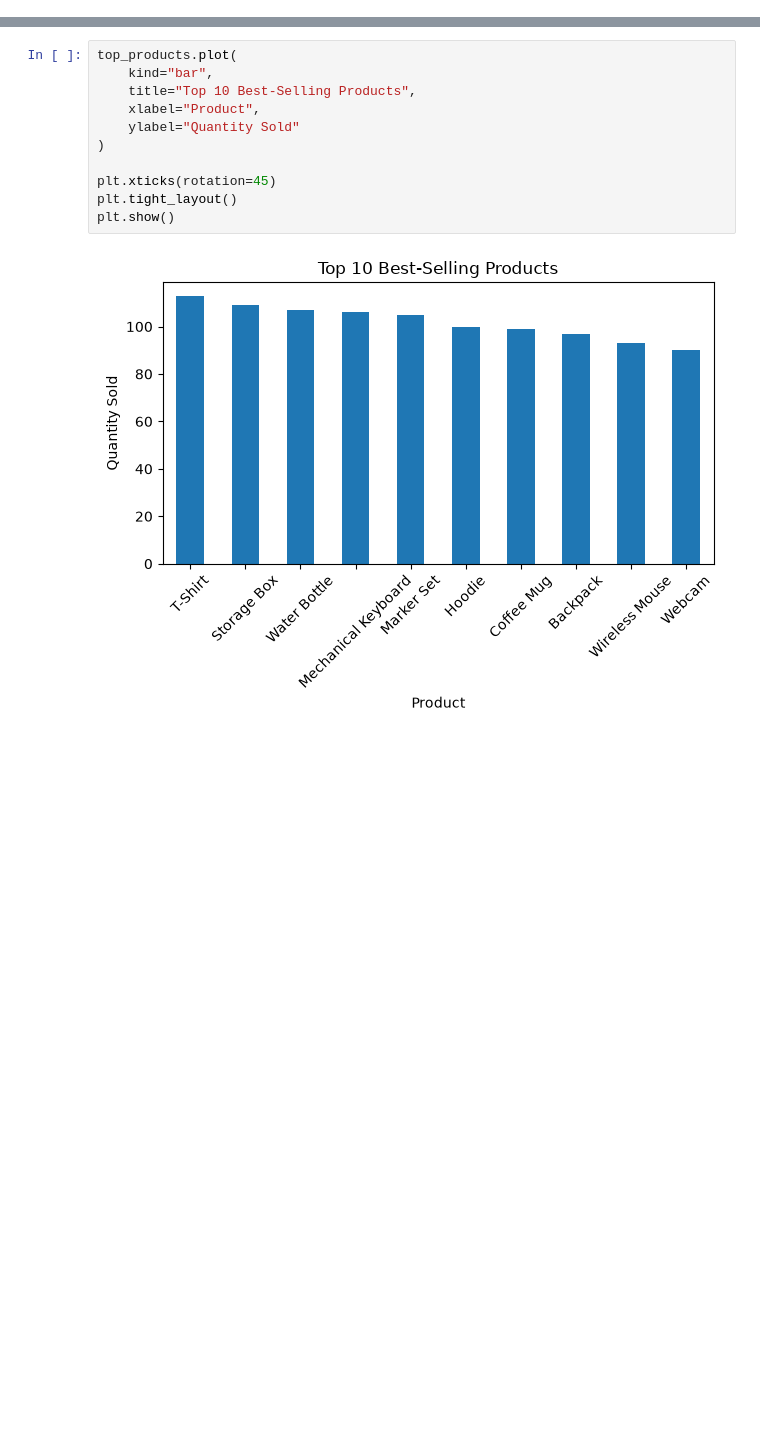
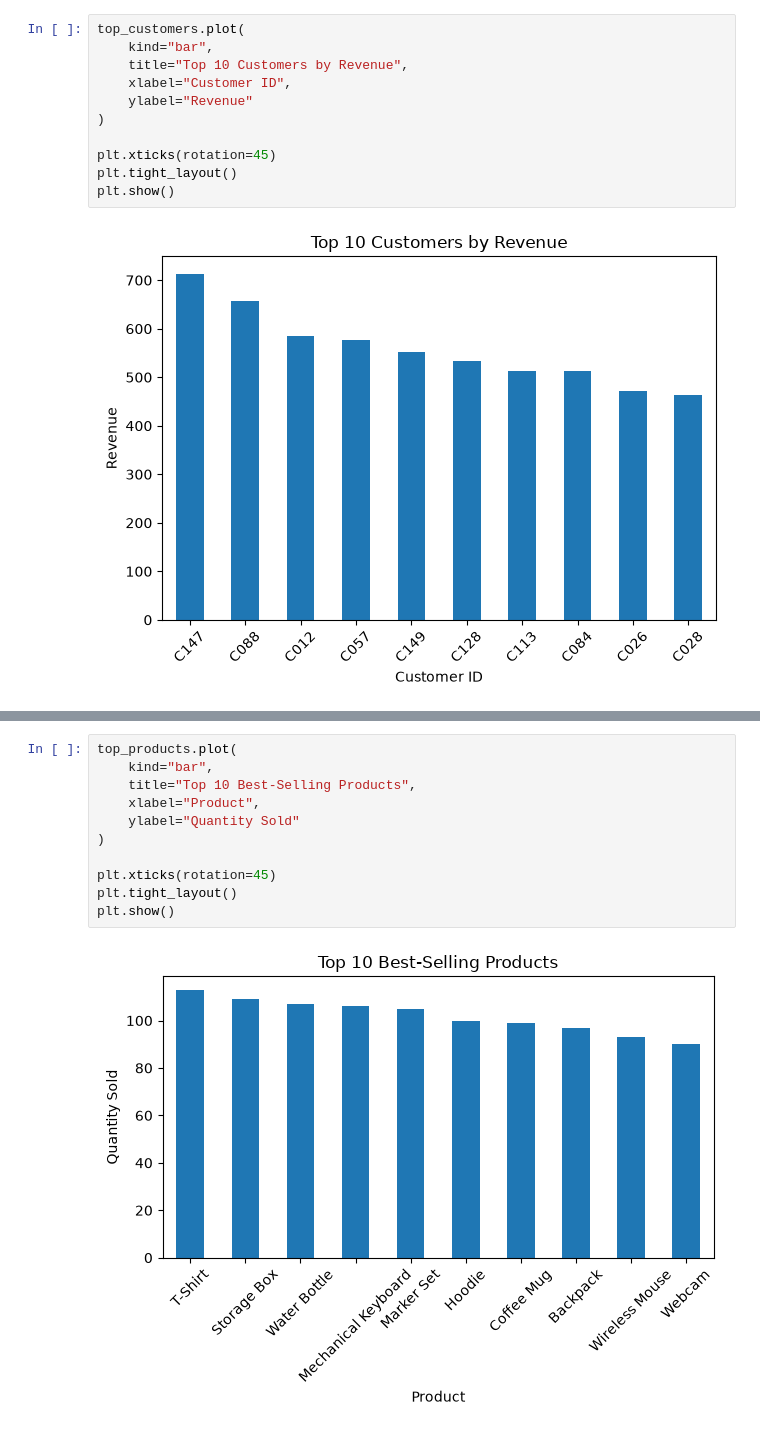
Before and after one commit to Kavishka200308/ecommerce-sales-analytics, a Jupyter notebook: notebooks/02_exploratory_data_analysis.ipynb, the cells around one changed output, grey strips where cells are left out. Saved outputs shown, nothing was run; the diff lists cells and outputs as text; blank space fills up the shorter version.

```diff
--- a/notebooks/02_exploratory_data_analysis.ipynb
+++ b/notebooks/02_exploratory_data_analysis.ipynb
@@ -0,0 +41,13 @@
+# %%
+top_customers.plot(
+    kind="bar",
+    title="Top 10 Customers by Revenue",
+    xlabel="Customer ID",
+    ylabel="Revenue"
+)
+
+plt.xticks(rotation=45)
+plt.tight_layout()
+plt.show()
+# %% [output]
+[figure, added]
```
Also changed, not shown: parts of 8 cells of this notebook.
